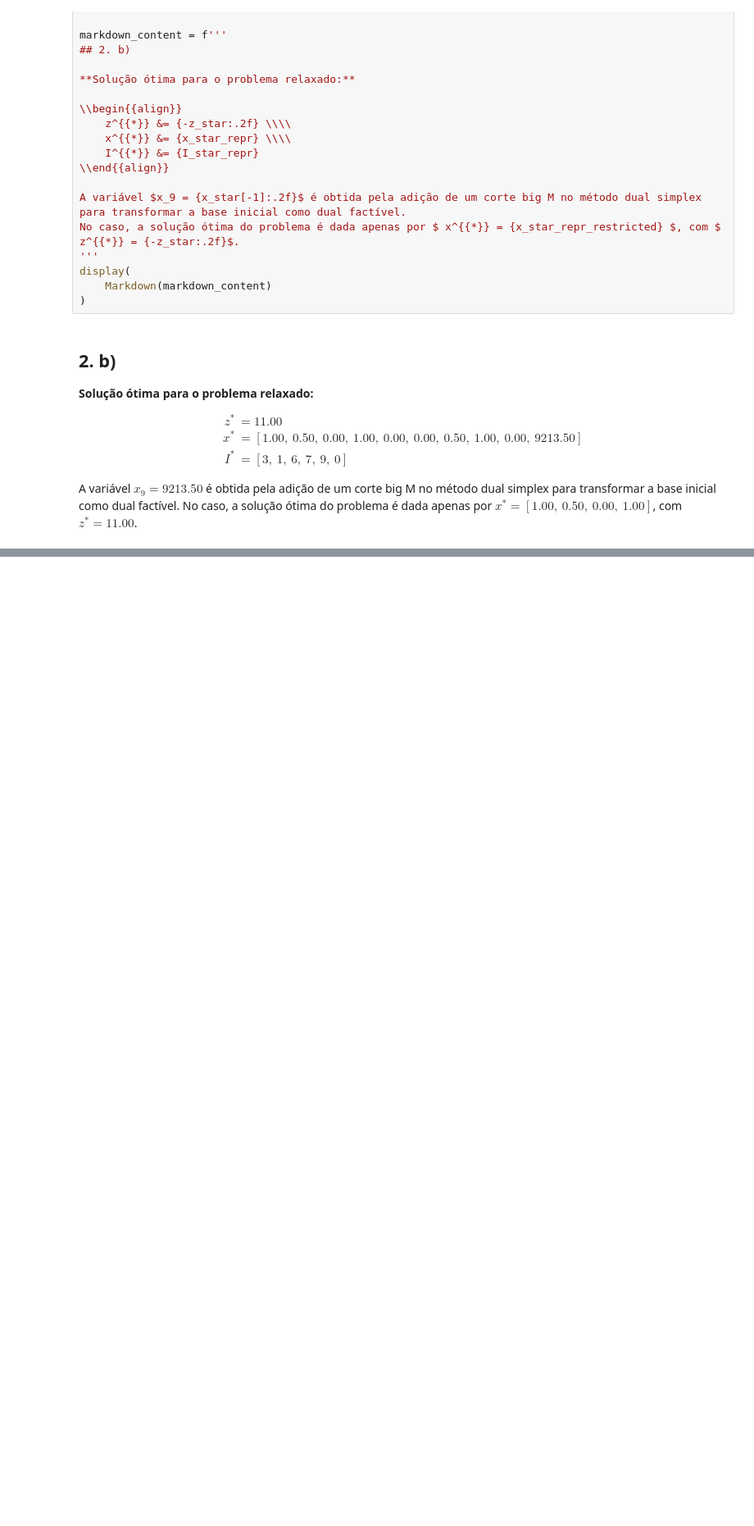
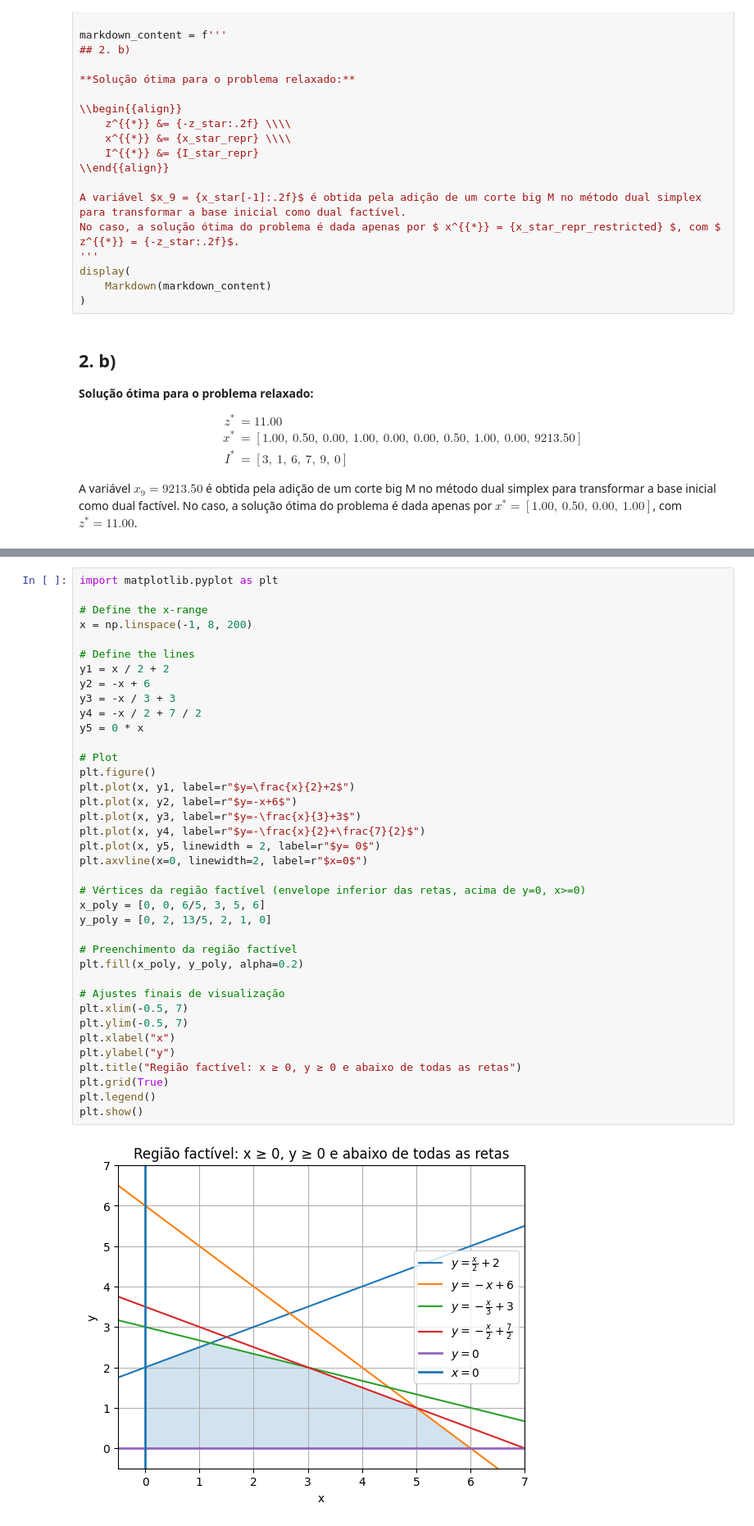
Before and after one commit to DiegoAscanio/jupyter-otimizacao-inteira, a Jupyter notebook: lista-3-otimizacao-inteira.ipynb, the cells around one changed output, grey strips where cells are left out. Shown: that part at 82% size. Cells and saved outputs as stored; diff of their text form; blank space fills up the shorter version.

```diff
--- a/lista-3-otimizacao-inteira.ipynb
+++ b/lista-3-otimizacao-inteira.ipynb
@@ -415,0 +526,40 @@ No caso, a solução ótima do problema é dada apenas por $ x^{*} = [ 1.00, \ 1
+# %%
+import matplotlib.pyplot as plt
+
+# Define the x-range
+x = np.linspace(-1, 8, 200)
+
+# Define the lines
+y1 = x / 2 + 2
+y2 = -x + 6
+y3 = -x / 3 + 3
+y4 = -x / 2 + 7 / 2
+y5 = 0 * x
+
+# Plot
+plt.figure()
+plt.plot(x, y1, label=r"$y=\frac{x}{2}+2$")
+plt.plot(x, y2, label=r"$y=-x+6$")
+plt.plot(x, y3, label=r"$y=-\frac{x}{3}+3$")
+plt.plot(x, y4, label=r"$y=-\frac{x}{2}+\frac{7}{2}$")
+plt.plot(x, y5, linewidth = 2, label=r"$y= 0$")
+plt.axvline(x=0, linewidth=2, label=r"$x=0$")
+
+# Vértices da região factível (envelope inferior das retas, acima de y=0, x>=0)
+x_poly = [0, 0, 6/5, 3, 5, 6]
+y_poly = [0, 2, 13/5, 2, 1, 0]
+
+# Preenchimento da região factível
+plt.fill(x_poly, y_poly, alpha=0.2)
+
+# Ajustes finais de visualização
+plt.xlim(-0.5, 7)
+plt.ylim(-0.5, 7)
+plt.xlabel("x")
+plt.ylabel("y")
+plt.title("Região factível: x ≥ 0, y ≥ 0 e abaixo de todas as retas")
+plt.grid(True)
+plt.legend()
+plt.show()
+# %% [output]
+[figure, added]
```
Also changed, not shown: parts of 12 cells of this notebook, 3 other files.
